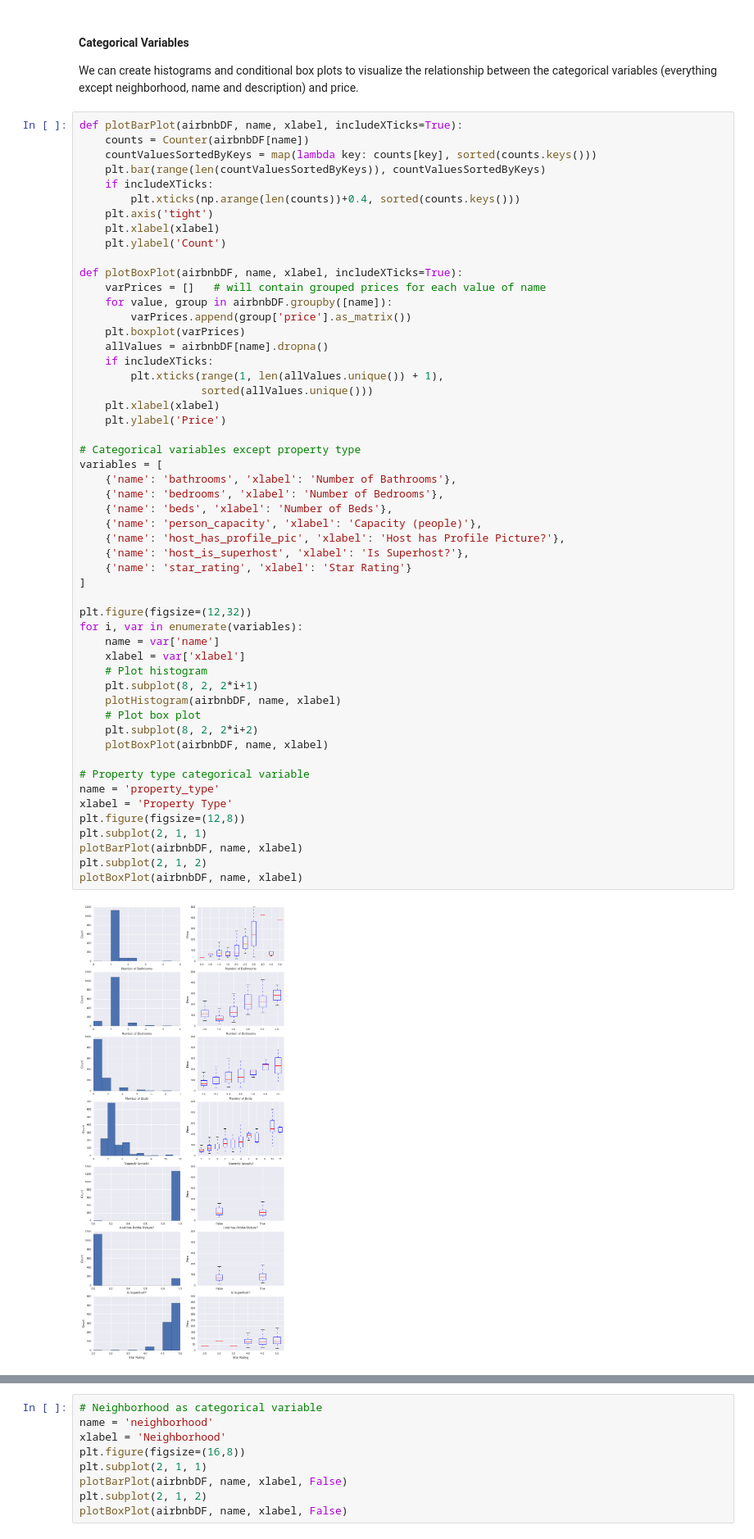
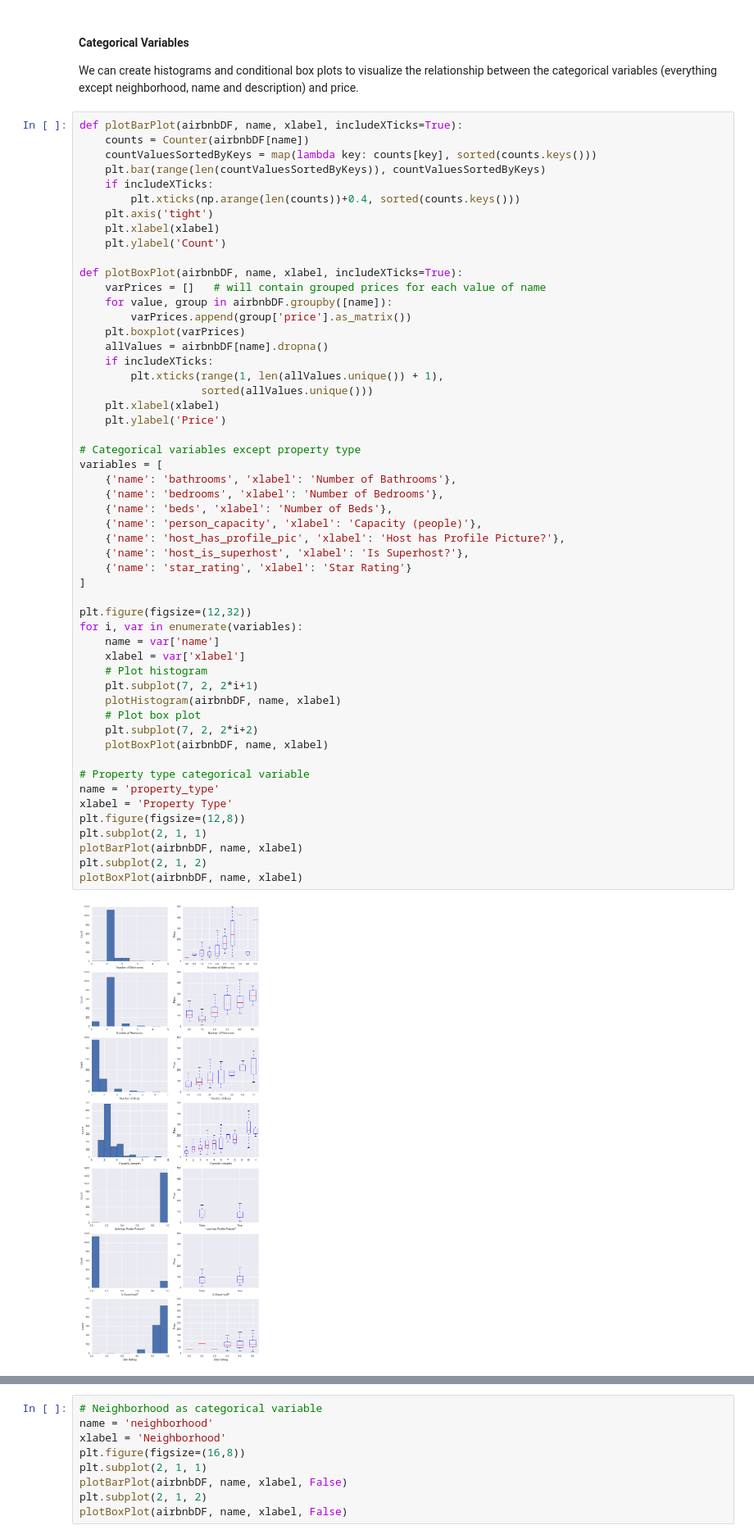
Before and after one commit to shouvikmani/AirbnbDataAnalysis, a Jupyter notebook: Analyzing_Airbnb_in_New_York_City.ipynb, the cells around one changed output, grey strips where cells are left out. Shown: that part at 82% size. Saved outputs shown, nothing was run; the diff lists cells and outputs as text.

```diff
--- a/Analyzing_Airbnb_in_New_York_City.ipynb
+++ b/Analyzing_Airbnb_in_New_York_City.ipynb
@@ -222,34 +241,34 @@ def plotBoxPlot(airbnbDF, name, xlabel, includeXTicks=True):
 
 # Categorical variables except property type
 variables = [
     {'name': 'bathrooms', 'xlabel': 'Number of Bathrooms'},
     {'name': 'bedrooms', 'xlabel': 'Number of Bedrooms'},
     {'name': 'beds', 'xlabel': 'Number of Beds'},
     {'name': 'person_capacity', 'xlabel': 'Capacity (people)'},
     {'name': 'host_has_profile_pic', 'xlabel': 'Host has Profile Picture?'},
     {'name': 'host_is_superhost', 'xlabel': 'Is Superhost?'},
     {'name': 'star_rating', 'xlabel': 'Star Rating'}
 ]
 
 plt.figure(figsize=(12,32))
 for i, var in enumerate(variables):
     name = var['name']
     xlabel = var['xlabel']
     # Plot histogram
-    plt.subplot(8, 2, 2*i+1)
+    plt.subplot(7, 2, 2*i+1)
     plotHistogram(airbnbDF, name, xlabel)
     # Plot box plot
-    plt.subplot(8, 2, 2*i+2)
+    plt.subplot(7, 2, 2*i+2)
     plotBoxPlot(airbnbDF, name, xlabel)
 
 # Property type categorical variable
 name = 'property_type'
 xlabel = 'Property Type'
 plt.figure(figsize=(12,8))
 plt.subplot(2, 1, 1)
 plotBarPlot(airbnbDF, name, xlabel)
 plt.subplot(2, 1, 2)
 plotBoxPlot(airbnbDF, name, xlabel)
 # %% [output]
-[figure, old version]
+[figure, new version]
 [figure]
```
Also changed, not shown: parts of 42 cells of this notebook.
